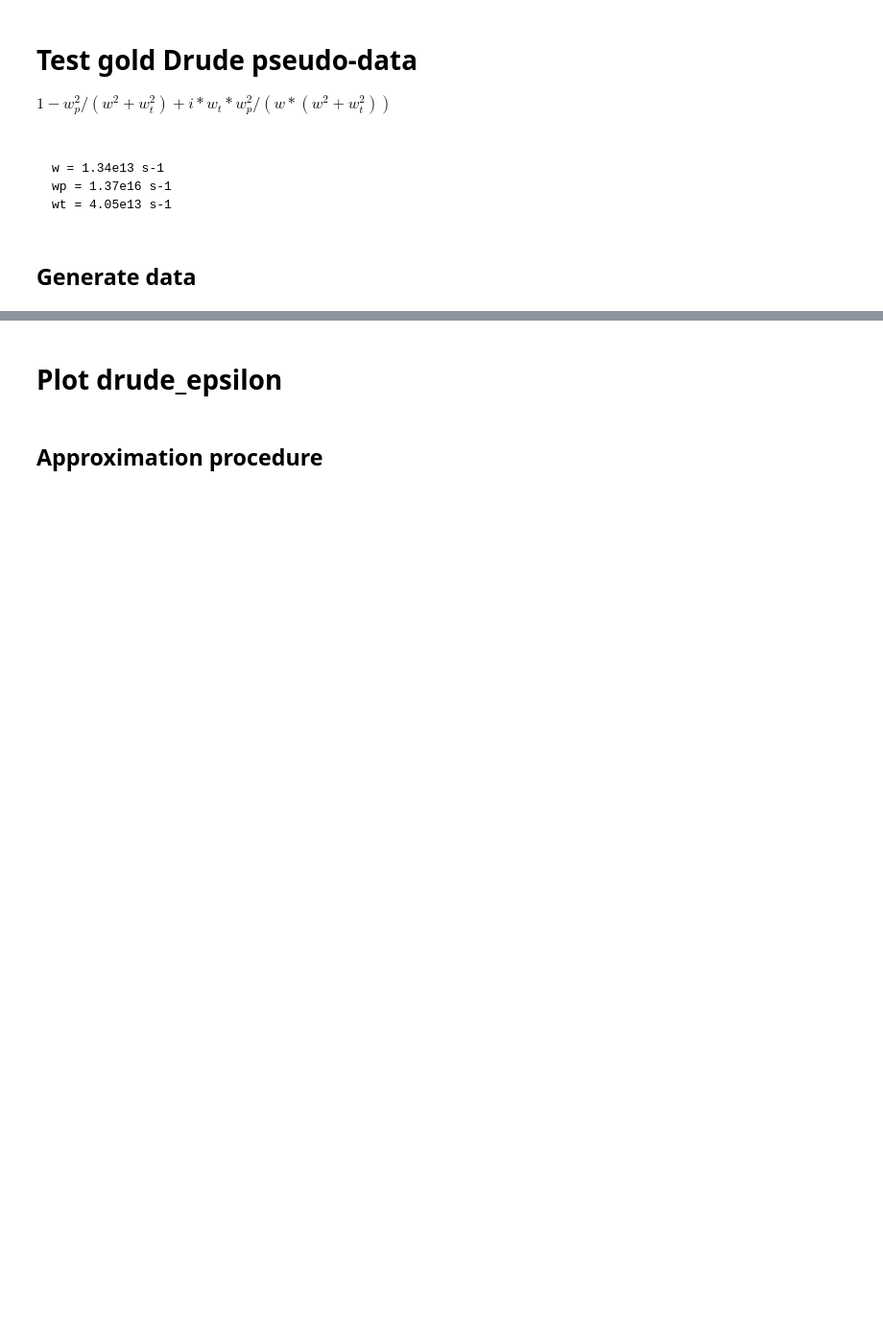
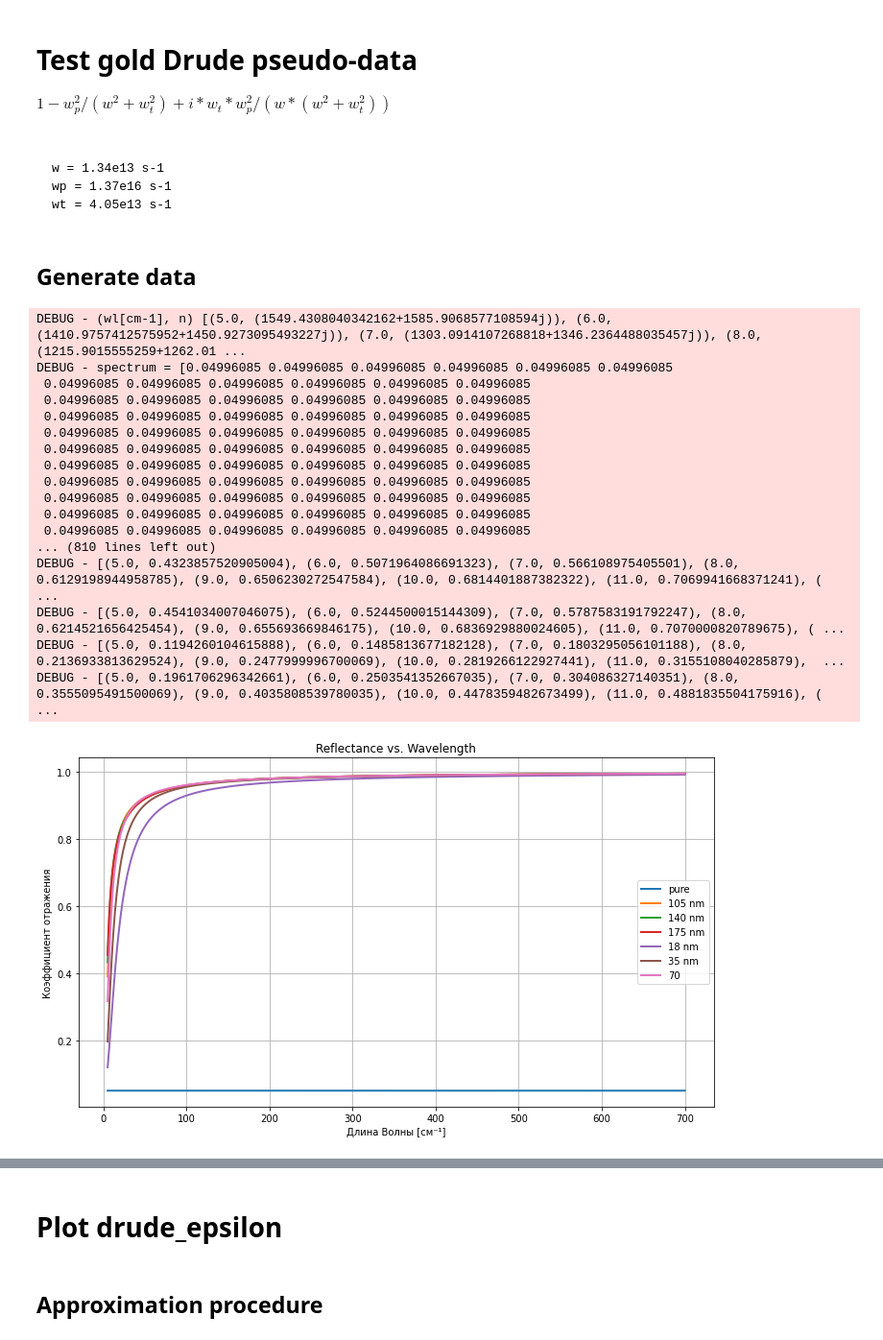
Before and after one commit to artyom-fedorenko/Graphene-films-plasmon-refractometry, a Jupyter notebook: Fourier/Dispersion_fit.ipynb, the cells around one changed output, grey strips where cells are left out. Shown at 96% size. Drawn from its saved outputs; the diff is of its cells as text; code cells hidden in the pictures; blank space fills up the shorter version.

```diff
--- a/Fourier/Dispersion_fit.ipynb
+++ b/Fourier/Dispersion_fit.ipynb
@@ -820,7 +926,10 @@ def generate_drude_spectrum(wl_rc_arr, wp, wt, thk, mode, filename, path,
         d_list = np.array([np.inf, d, 40.5e-6, np.inf])
         result = 0.5*(coh_tmm(pol='s', n_list=n_list, d_list=d_list, th_0 = th_0, lam_vac=wl)[mode]
              +coh_tmm(pol='p', n_list=n_list, d_list=d_list, th_0 = th_0, lam_vac=wl)[mode])
-        logger.debug(f"result={result}")
+
+        if False:
+            logger.debug(f"result={result}")
+
         return result
 
     logger.debug(f"(wl[cm-1], n) {list(zip(wl_rc_arr, n))}")
@@ -833,19 +942,40 @@ def generate_drude_spectrum(wl_rc_arr, wp, wt, thk, mode, filename, path,
     output_data = pd.DataFrame([wl_rc_arr, spectrum]).T
     output_data.to_csv(os.path.join(path, filename), header=False, index=False, sep='\t')
 # %%
-for thk in np.array([0.5, 1, 2, 3, 4, 5])*35e-9:
+# Reflect gold files processing
+
+for thk in np.array([0, 0.5, 1, 2, 3, 4, 5])*35e-9:
     generate_drude_spectrum(wl_rc_arr=np.linspace(5, 700, 696),
                             wp = 1.37e16,
                             wt = 4.05e13,
                             thk = thk,
                             mode = 'R',
                             filename = f"{thk:.2e}"+'_gold_40mkm_PP_reflect.csv',
                             path = r"C:\Users\belco\Documents\Graphene\Data\Dispersion_PP_40\Gold_simulated_R",
                             noise_ampl=0,
-                            draw_plot=True)
-r_gold_dict=load_r_data(path=r"C:\Users\belco\Documents\Graphene\Data\Dispersion_PP_40\Gold_simulated",
-            draw_plot=True,
+                            draw_plot=False)
+r_gold_dict=load_r_data(path=r"C:\Users\belco\Documents\Graphene\Data\Dispersion_PP_40\Gold_simulated_R",
             extension='.csv',
             draw_plot=True,
-            labels = )
+            labels = ['pure', '105 nm', '140 nm', '175 nm', '18 nm', '35 nm', '70'],
+            reverse=False)
+# %% [output]
+DEBUG - (wl[cm-1], n) [(5.0, (1549.4308040342162+1585.9068577108594j)), (6.0, (1410.9757412575952+1450.9273095493227j)), (7.0, (1303.0914107268818+1346.2364488035457j)), (8.0, (1215.9015555259+1262.01 ...
+DEBUG - spectrum = [0.04996085 0.04996085 0.04996085 0.04996085 0.04996085 0.04996085
+ 0.04996085 0.04996085 0.04996085 0.04996085 0.04996085 0.04996085
+ 0.04996085 0.04996085 0.04996085 0.04996085 0.04996085 0.04996085
+ 0.04996085 0.04996085 0.04996085 0.04996085 0.04996085 0.04996085
+ 0.04996085 0.04996085 0.04996085 0.04996085 0.04996085 0.04996085
+ 0.04996085 0.04996085 0.04996085 0.04996085 0.04996085 0.04996085
+ 0.04996085 0.04996085 0.04996085 0.04996085 0.04996085 0.04996085
+ 0.04996085 0.04996085 0.04996085 0.04996085 0.04996085 0.04996085
+ 0.04996085 0.04996085 0.04996085 0.04996085 0.04996085 0.04996085
+ 0.04996085 0.04996085 0.04996085 0.04996085 0.04996085 0.04996085
+ 0.04996085 0.04996085 0.04996085 0.04996085 0.04996085 0.04996085
+... (810 lines left out)
+DEBUG - [(5.0, 0.4323857520905004), (6.0, 0.5071964086691323), (7.0, 0.566108975405501), (8.0, 0.6129198944958785), (9.0, 0.6506230272547584), (10.0, 0.6814401887382322), (11.0, 0.7069941668371241), ( ...
+DEBUG - [(5.0, 0.4541034007046075), (6.0, 0.5244500015144309), (7.0, 0.5787583191792247), (8.0, 0.6214521656425454), (9.0, 0.655693669846175), (10.0, 0.6836929880024605), (11.0, 0.7070000820789675), ( ...
+DEBUG - [(5.0, 0.1194260104615888), (6.0, 0.1485813677182128), (7.0, 0.1803295056101188), (8.0, 0.2136933813629524), (9.0, 0.2477999996700069), (10.0, 0.2819266122927441), (11.0, 0.3155108040285879),  ...
+DEBUG - [(5.0, 0.1961706296342661), (6.0, 0.2503541352667035), (7.0, 0.304086327140351), (8.0, 0.3555095491500069), (9.0, 0.4035808539780035), (10.0, 0.4478359482673499), (11.0, 0.4881835504175916), ( ...
+[figure, added]
 # %%
```
Also changed, not shown: parts of 10 cells of this notebook.
